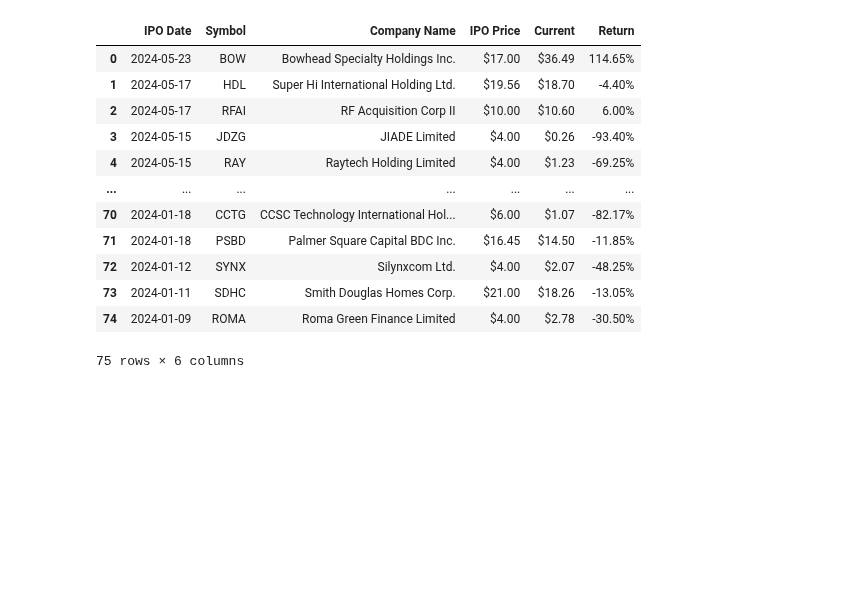
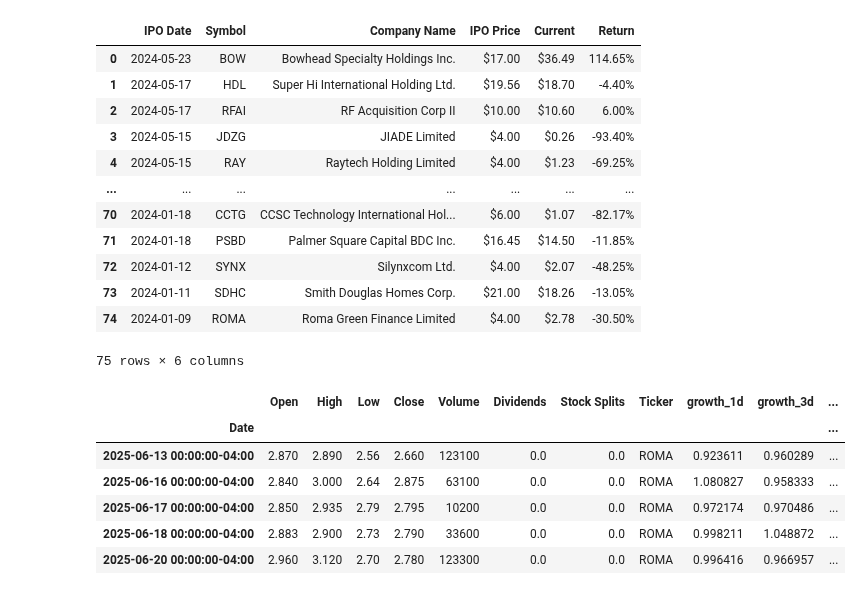
Before and after one commit to nathadriele/stock-markets-analytics-zoomcamp, a Jupyter notebook: 02-dataframe-analysis/hw_02.ipynb, the cells around one changed output. Cells and saved outputs as stored; diff of their text form; code cells hidden in the pictures; blank space fills up the shorter version.

Commit message:
filtered_data

```diff
--- a/02-dataframe-analysis/hw_02.ipynb
+++ b/02-dataframe-analysis/hw_02.ipynb
@@ -272,3 +272,15 @@ def get_stock_features(ALL_TICKERS):
             stocks_df = pd.concat([stocks_df, historyPrices], ignore_index=False)
 
     return stocks_df
+# %%
+full_stock_data_df = get_stock_features(filtered_df['Symbol'].unique().tolist())
+# %%
+full_stock_data_df.tail()
+# %% [output]
+|  | Open | High | Low | Close | Volume | Dividends | Stock Splits | Ticker | growth_1d | growth_3d | ... |
+| Date |  |  |  |  |  |  |  |  |  |  | ... |
+| 2025-06-13 00:00:00-04:00 | 2.870 | 2.890 | 2.56 | 2.660 | 123100 | 0.0 | 0.0 | ROMA | 0.923611 | 0.960289 | ... |
+| 2025-06-16 00:00:00-04:00 | 2.840 | 3.000 | 2.64 | 2.875 | 63100 | 0.0 | 0.0 | ROMA | 1.080827 | 0.958333 | ... |
+| 2025-06-17 00:00:00-04:00 | 2.850 | 2.935 | 2.79 | 2.795 | 10200 | 0.0 | 0.0 | ROMA | 0.972174 | 0.970486 | ... |
+| 2025-06-18 00:00:00-04:00 | 2.883 | 2.900 | 2.73 | 2.790 | 33600 | 0.0 | 0.0 | ROMA | 0.998211 | 1.048872 | ... |
+| 2025-06-20 00:00:00-04:00 | 2.960 | 3.120 | 2.70 | 2.780 | 123300 | 0.0 | 0.0 | ROMA | 0.996416 | 0.966957 | ... |
```
Also changed, not shown: parts of 3 cells of this notebook.
